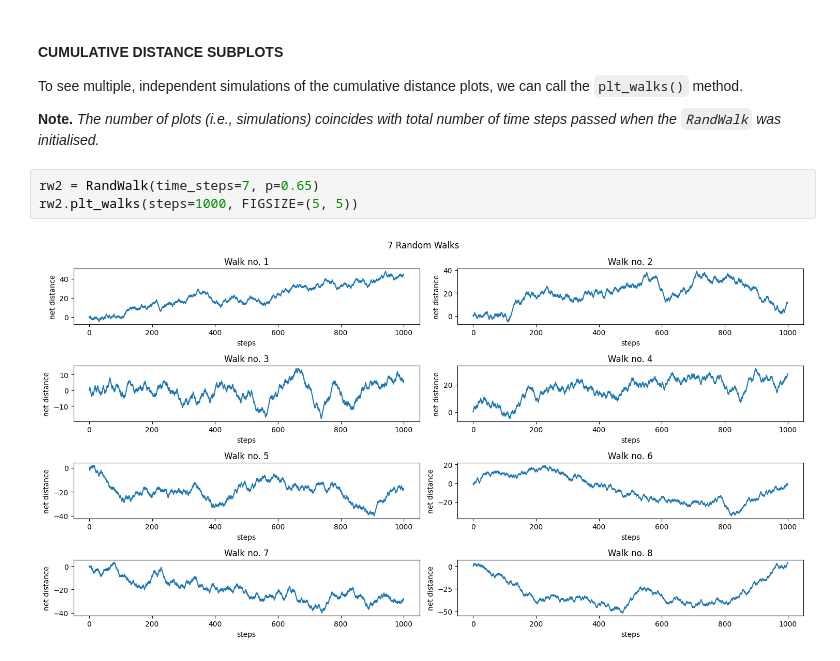
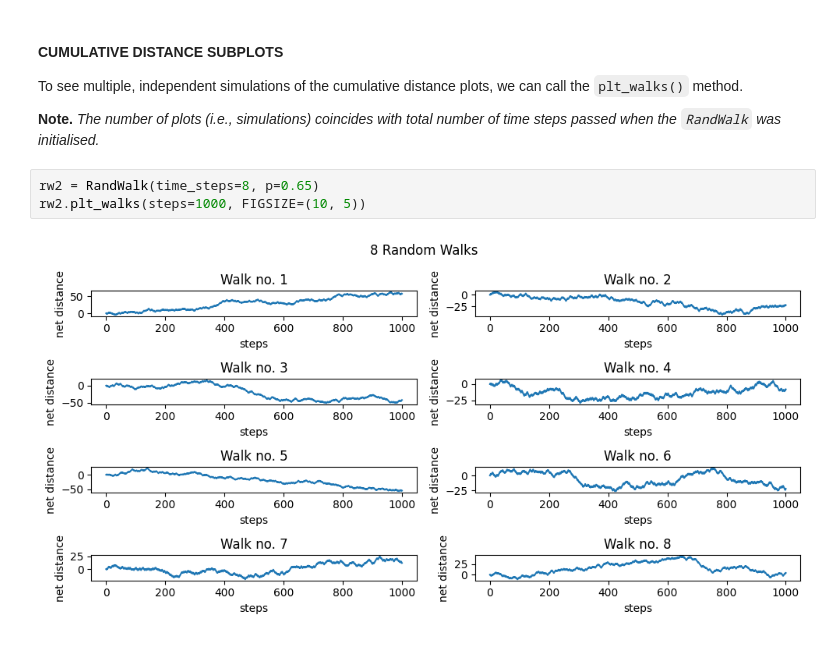
Before and after one commit to KshkB/pystochastica, a Jupyter notebook: tutorials/dsps.ipynb, the cells around one changed output. Saved outputs shown, nothing was run; the diff lists cells and outputs as text.

Commit message:
updated tutorial notebooks, note error in randwalks plot in dsp notebook

```diff
--- a/tutorials/dsps.ipynb
+++ b/tutorials/dsps.ipynb
@@ -43,7 +43,7 @@ To see multiple, independent simulations of the cumulative distance plots, we ca
 
 **Note.** *The number of plots (i.e., simulations) coincides with total number of time steps passed when the `RandWalk` was initialised.*
 # %%
-rw2 = RandWalk(time_steps=7, p=0.65)
-rw2.plt_walks(steps=1000, FIGSIZE=(5, 5))
+rw2 = RandWalk(time_steps=8, p=0.65)
+rw2.plt_walks(steps=1000, FIGSIZE=(10, 5))
 # %% [output]
-[figure, old version]
+[figure, new version]
```
Also changed, not shown: parts of 2 cells of this notebook, 6 other files.
